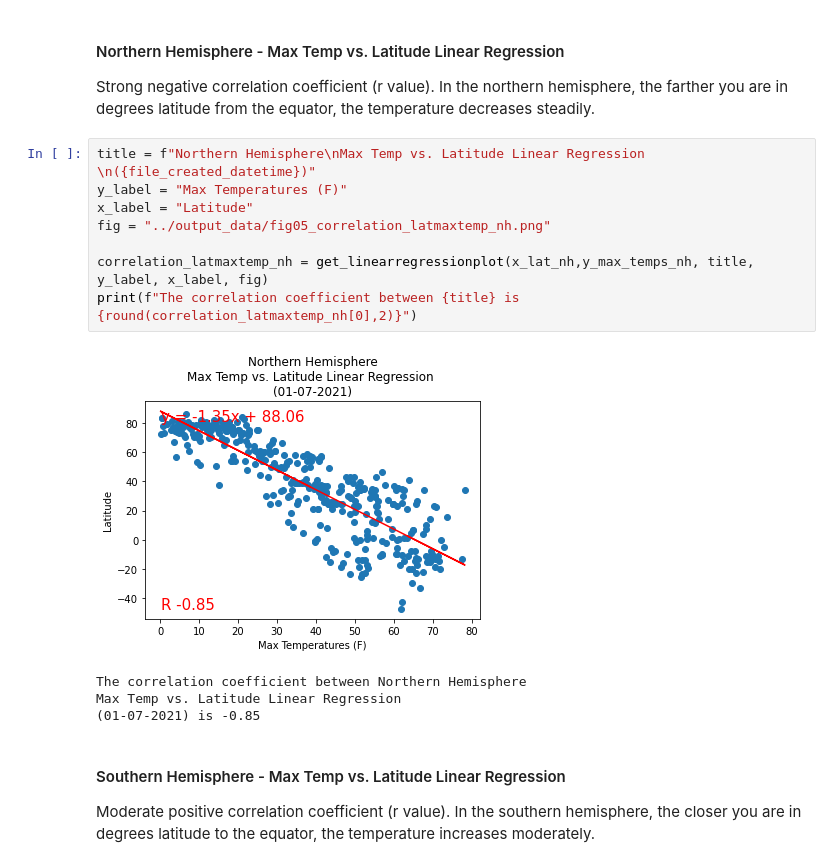
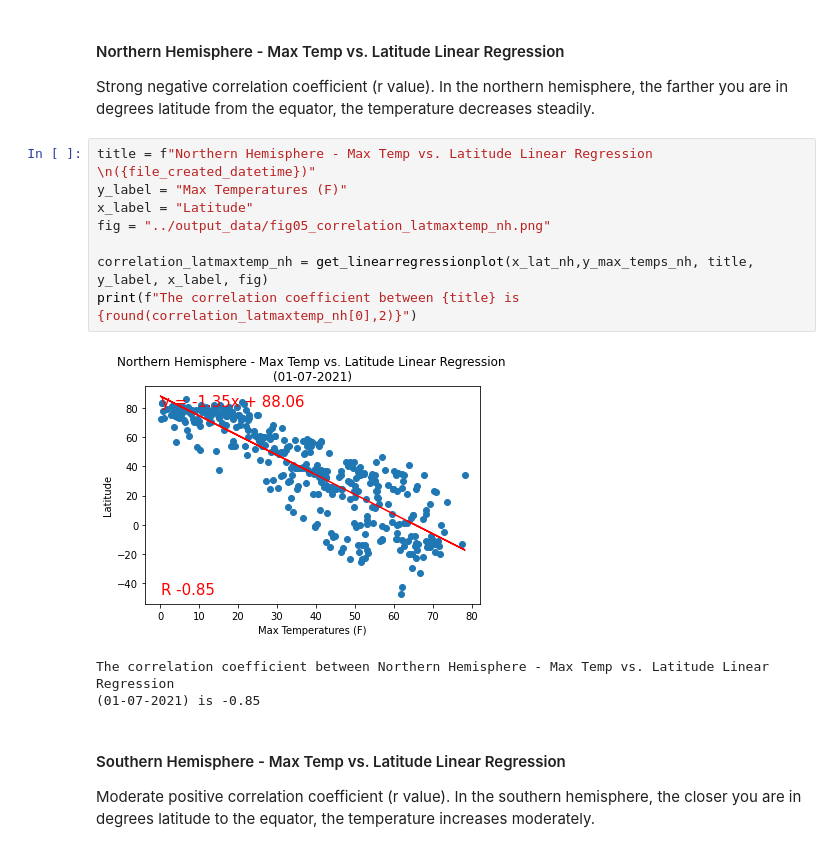
Before and after one commit to melissamonroe/python-api-challenge, a Jupyter notebook: WeatherPy/WeatherPy.ipynb, the cells around one changed output. Cells and saved outputs as stored; diff of their text form.

Commit message:
update figure titles

```diff
--- a/WeatherPy/WeatherPy.ipynb
+++ b/WeatherPy/WeatherPy.ipynb
@@ -346,17 +346,16 @@ def get_linearregressionplot(x_values, y_values, title, x_label, y_label, fig):
 
 Strong negative correlation coefficient (r value). In the northern hemisphere, the farther you are in degrees latitude from the equator, the temperature decreases steadily.
 # %%
-title = f"Northern Hemisphere\nMax Temp vs. Latitude Linear Regression \n({file_created_datetime})"
+title = f"Northern Hemisphere - Max Temp vs. Latitude Linear Regression \n({file_created_datetime})"
 y_label = "Max Temperatures (F)"
 x_label = "Latitude"
 fig = "../output_data/fig05_correlation_latmaxtemp_nh.png"
 
 correlation_latmaxtemp_nh = get_linearregressionplot(x_lat_nh,y_max_temps_nh, title, y_label, x_label, fig)
 print(f"The correlation coefficient between {title} is {round(correlation_latmaxtemp_nh[0],2)}")
 # %% [output]
-[figure, old version]
+[figure, new version]
-The correlation coefficient between Northern Hemisphere
-Max Temp vs. Latitude Linear Regression
+The correlation coefficient between Northern Hemisphere - Max Temp vs. Latitude Linear Regression
 (01-07-2021) is -0.85
 # %% [markdown]
 ####  Southern Hemisphere - Max Temp vs. Latitude Linear Regression
```
Also changed, not shown: parts of 7 cells of this notebook, 8 other files.
